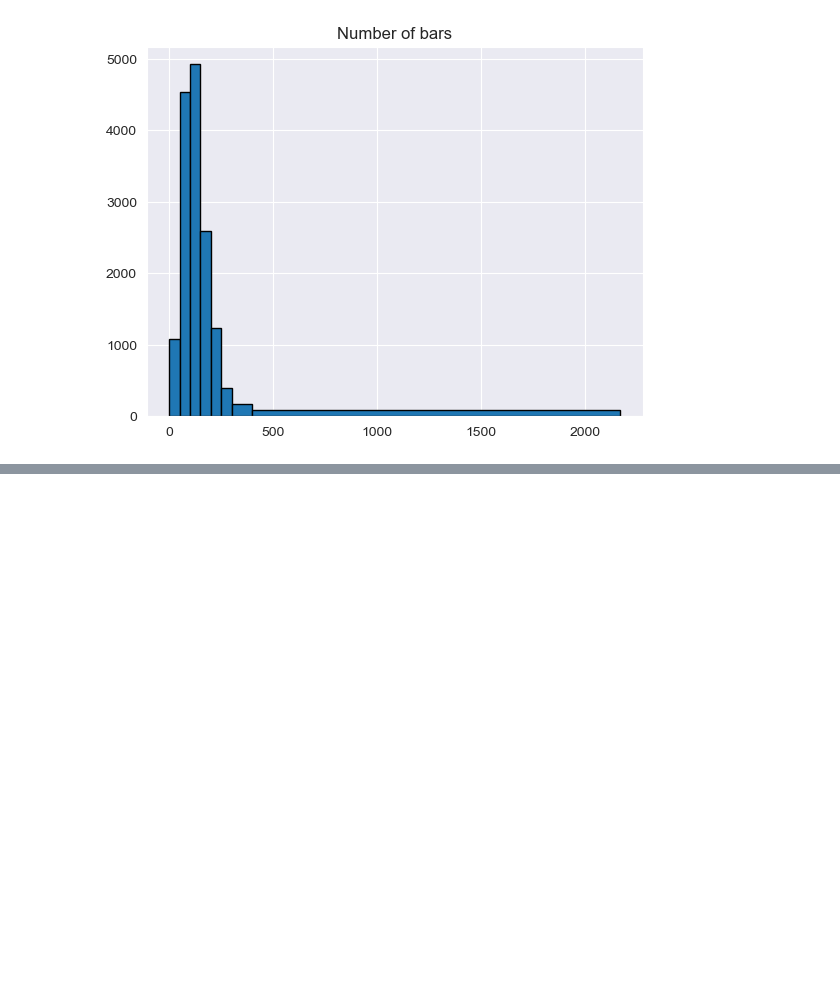
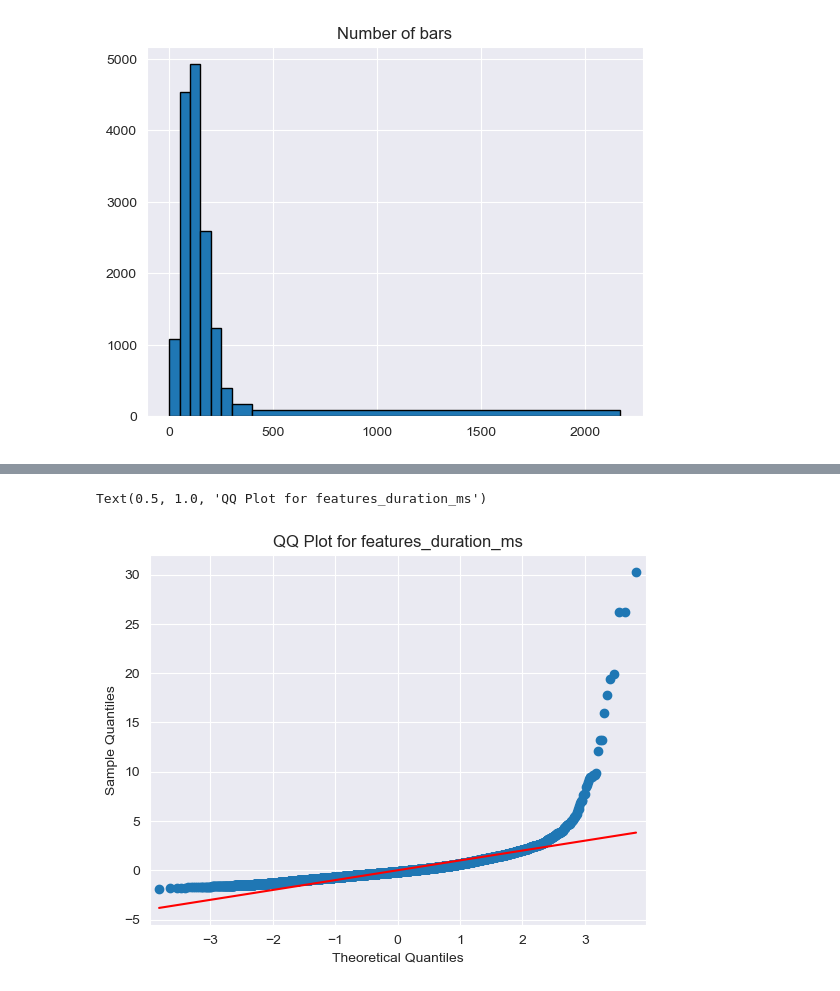
Before and after one commit to EmilianoMarrale/Spotify-Dataset-Analysis, a Jupyter notebook: Project Data Understanding.ipynb, the cells around one changed output, grey strips where cells are left out. Drawn from its saved outputs; the diff is of its cells as text; code cells hidden in the pictures; blank space fills up the shorter version.

```diff
--- a/Project Data Understanding.ipynb
+++ b/Project Data Understanding.ipynb
@@ -396,0 +407,10 @@ Text(0.5, 1.0, 'Number of bars')
+# %%
+##QQ plot of 'features_duration_ms' feature
+from statsmodels.graphics.gofplots import qqplot
+from scipy.stats import norm, uniform
+x = df_train['features_duration_ms'].values
+qqplot(x,norm,fit=True, line='s')
+plt.title('QQ Plot for features_duration_ms')
+# %% [output]
+Text(0.5, 1.0, 'QQ Plot for features_duration_ms')
+[figure, added]
```
Also changed, not shown: parts of 4 cells of this notebook.
